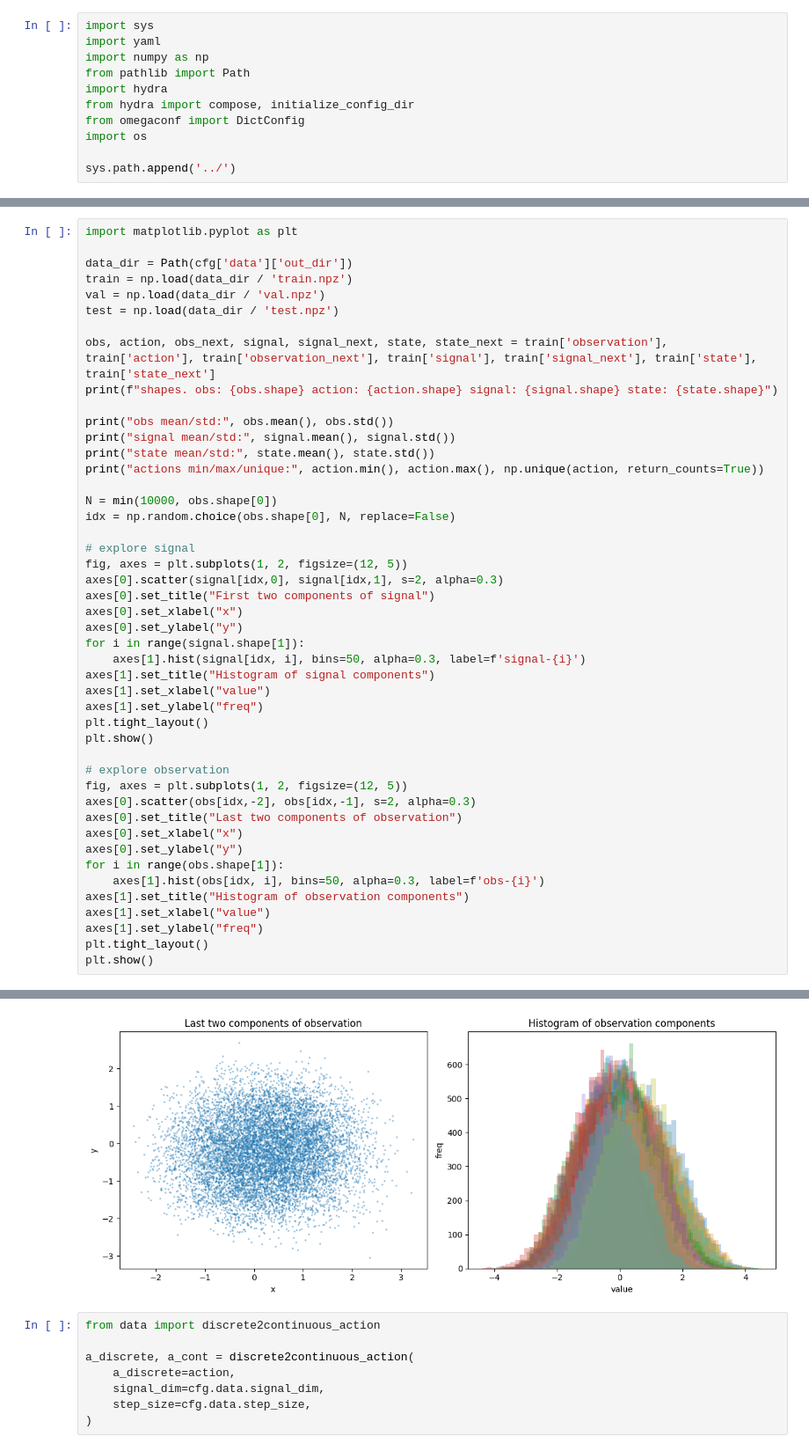
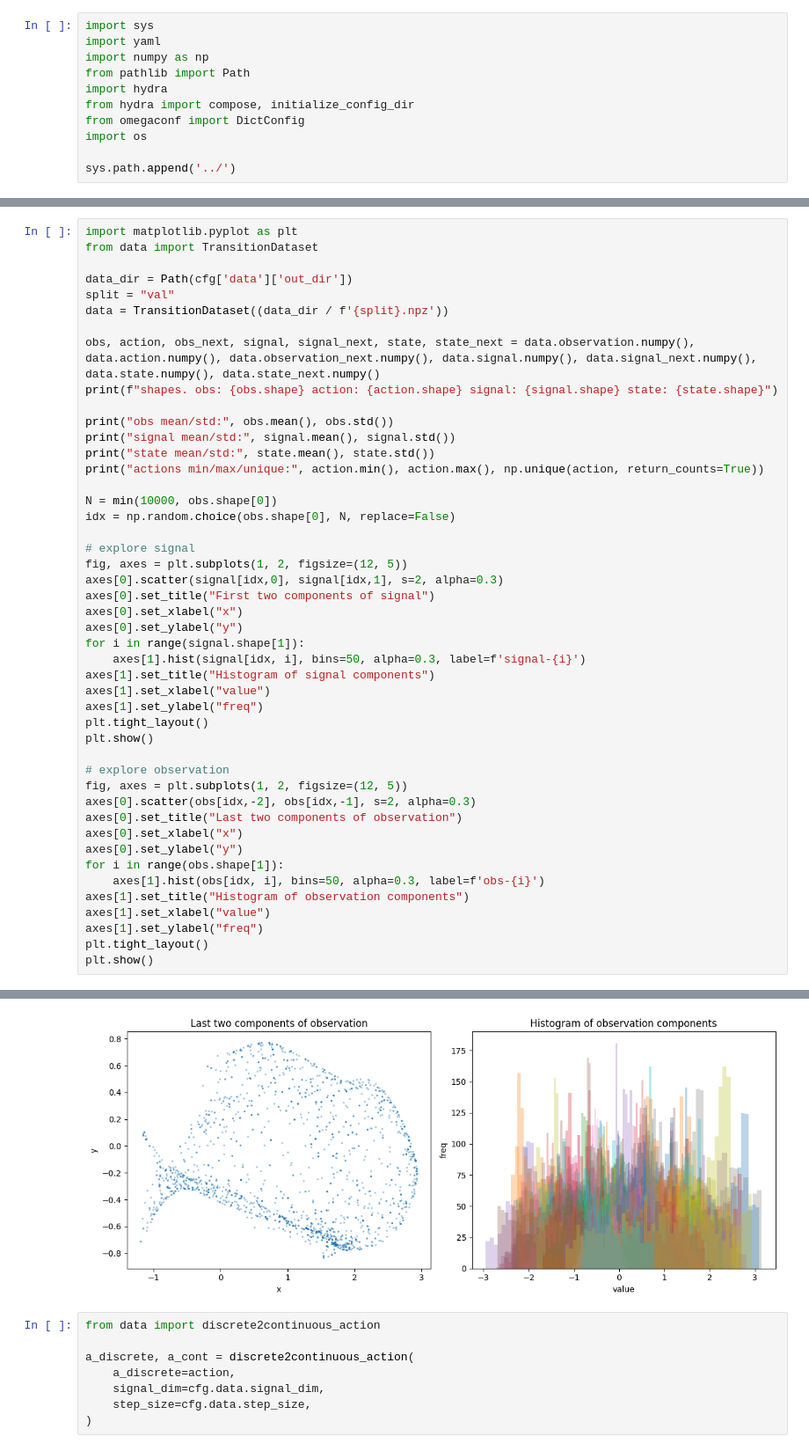
Before and after one commit to mattia-scardecchia/WM-playground, a Jupyter notebook: notebooks/data_exploration.ipynb, the cells around one changed output, grey strips where cells are left out. Shown at 88% size. Drawn from its saved outputs; the diff is of its cells as text.

```diff
--- a/notebooks/data_exploration.ipynb
+++ b/notebooks/data_exploration.ipynb
@@ -29,12 +30,12 @@ gen_main(cfg)
 # %%
 import matplotlib.pyplot as plt
+from data import TransitionDataset
 
 data_dir = Path(cfg['data']['out_dir'])
-train = np.load(data_dir / 'train.npz')
-val = np.load(data_dir / 'val.npz')
-test = np.load(data_dir / 'test.npz')
+split = "val"
+data = TransitionDataset((data_dir / f'{split}.npz'))
 
-obs, action, obs_next, signal, signal_next, state, state_next = train['observation'], train['action'], train['observation_next'], train['signal'], train['signal_next'], train['state'], train['state_next']
+obs, action, obs_next, signal, signal_next, state, state_next = data.observation.numpy(), data.action.numpy(), data.observation_next.numpy(), data.signal.numpy(), data.signal_next.numpy(), data.state.numpy(), data.state_next.numpy()
 print(f"shapes. obs: {obs.shape} action: {action.shape} signal: {signal.shape} state: {state.shape}")
 
 print("obs mean/std:", obs.mean(), obs.std())
@@ -82,4 +83,4 @@ actions min/max/unique: 0.0 3.0 (array([0., 1., 2., 3.], dtype=float32), array([
-[figure, old version]
+[figure, new version]
 # %%
 from data import discrete2continuous_action
 
```
Also changed, not shown: parts of 5 cells of this notebook, 16 other files.
